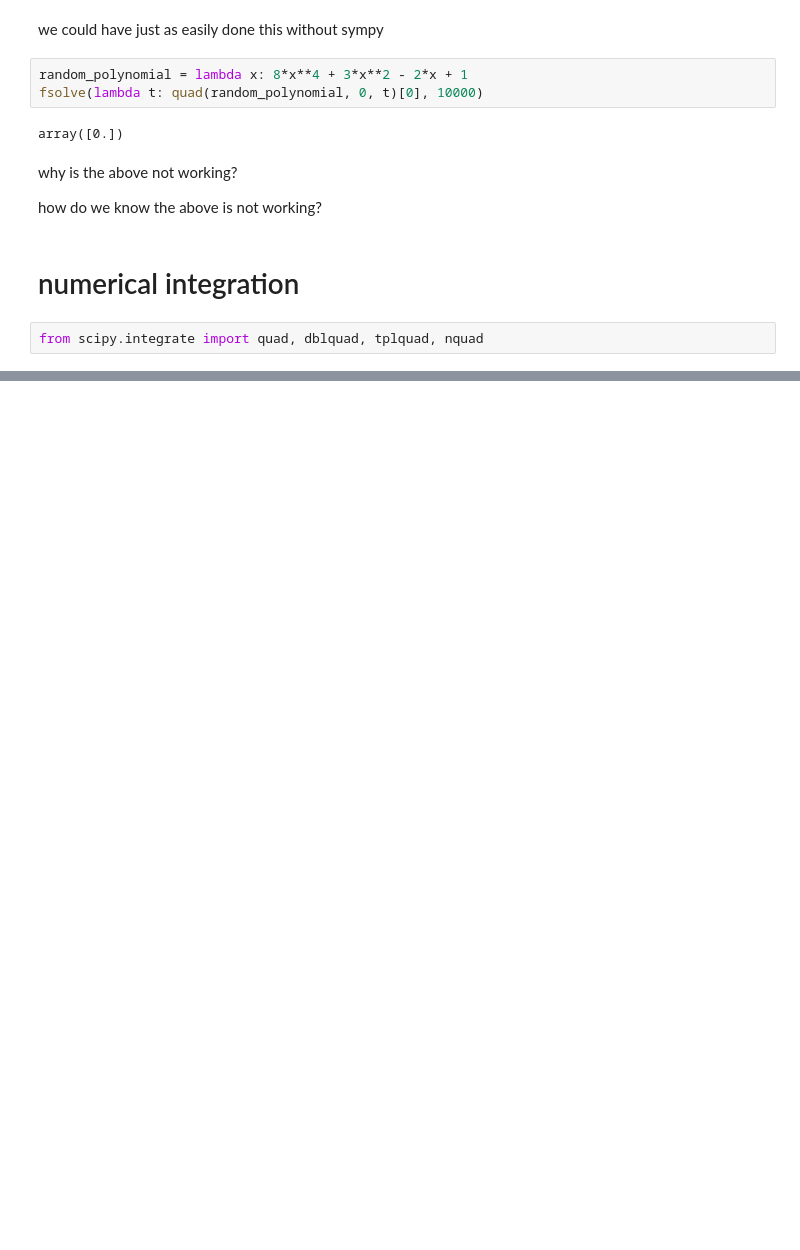
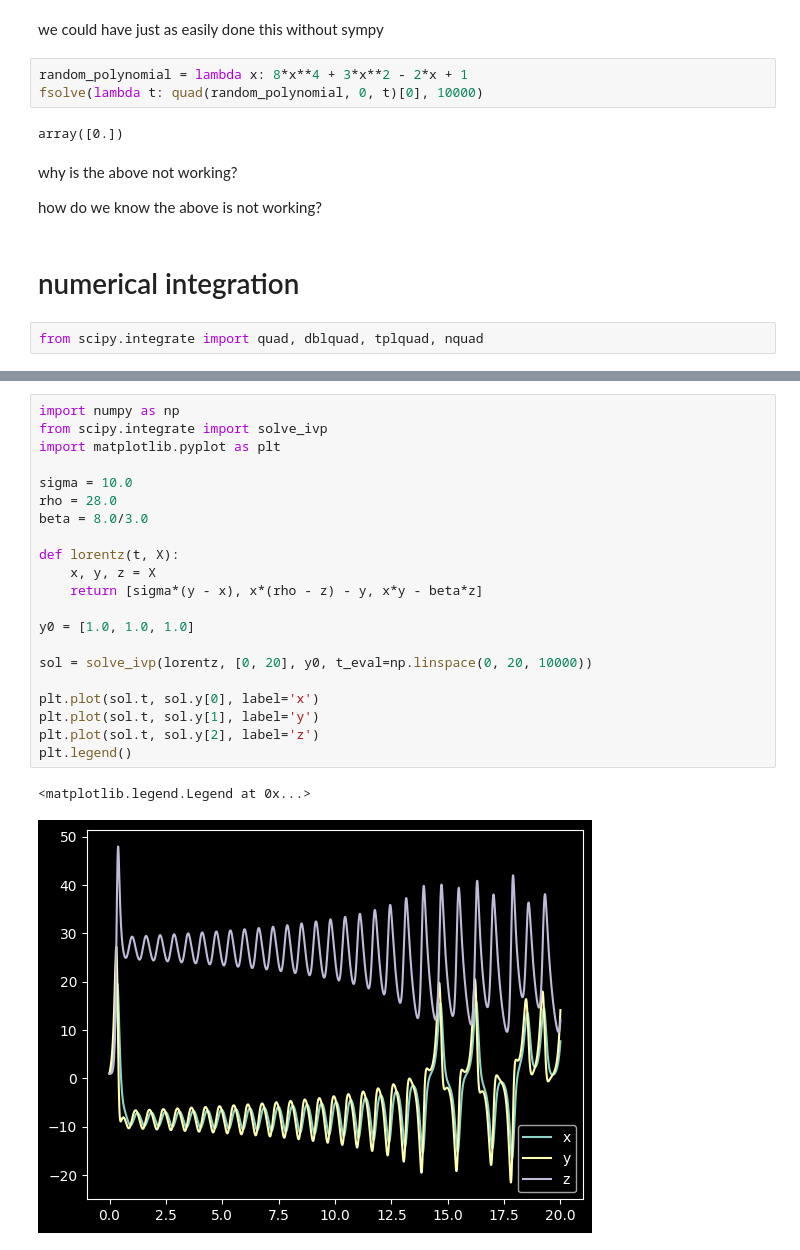
Before and after one commit to jackbullen/Math-248, a Jupyter notebook: Lectures/Week 12/review.ipynb, the cells around one changed output, grey strips where cells are left out. Cells and saved outputs as stored; diff of their text form; blank space fills up the shorter version.

```diff
--- a/Lectures/Week 12/review.ipynb
+++ b/Lectures/Week 12/review.ipynb
@@ -294,0 +335,24 @@ from scipy.integrate import quad, dblquad, tplquad, nquad
+# %%
+import numpy as np
+from scipy.integrate import solve_ivp
+import matplotlib.pyplot as plt
+
+sigma = 10.0
+rho = 28.0
+beta = 8.0/3.0
+
+def lorentz(t, X):
+    x, y, z = X
+    return [sigma*(y - x), x*(rho - z) - y, x*y - beta*z]
+
+y0 = [1.0, 1.0, 1.0]
+
+sol = solve_ivp(lorentz, [0, 20], y0, t_eval=np.linspace(0, 20, 10000))
+
+plt.plot(sol.t, sol.y[0], label='x')
+plt.plot(sol.t, sol.y[1], label='y')
+plt.plot(sol.t, sol.y[2], label='z')
+plt.legend()
+# %% [output]
+<matplotlib.legend.Legend at 0x...>
+[figure, added]
```
Also changed, not shown: parts of 4 cells of this notebook, 2 other files.
